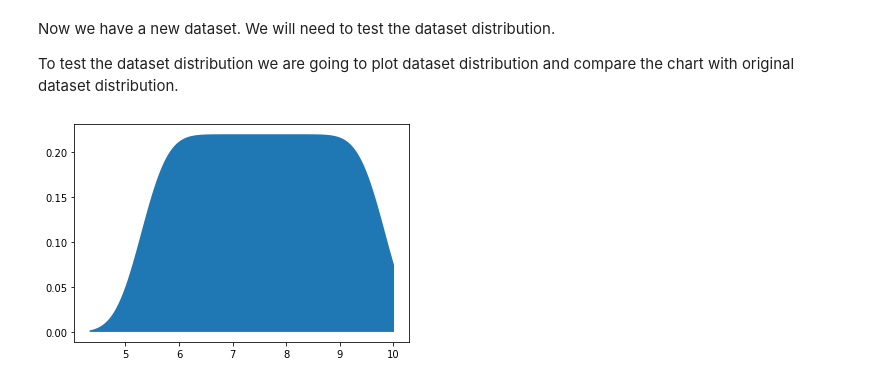
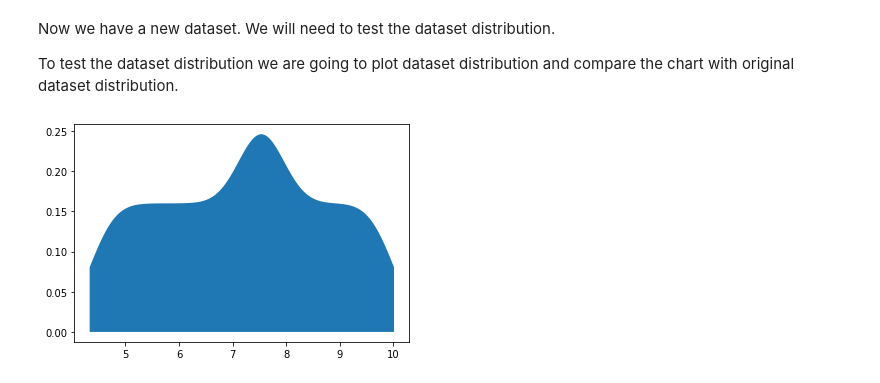
Before and after one commit to Mydherin/synthetic-dataset, a Jupyter notebook: proposal.ipynb, the cells around one changed output. Cells and saved outputs as stored; diff of their text form; code cells hidden in the pictures.

```diff
--- a/proposal.ipynb
+++ b/proposal.ipynb
@@ -114,7 +114,7 @@ min_value = filtered_df.iloc[:,0].min()
 # Get max value of the range
 max_value = filtered_df.iloc[:,0].max()
 # Define granularity
-granularity = 500
+granularity = 1000
 # Generate support
 support = np.linspace(min_value, max_value, granularity)
 # %% [markdown]
@@ -141,20 +141,22 @@ We will reshape the support making a ranking by density (calculating the density
 As a first step we will estimate densities for each instance.
 # %%
 # Calculate densities for each instance
-new_df = kde.estimate_density(new_df, filtered_kdes)
+densities = kde.estimate_density(new_df, filtered_kdes)
 # %% [markdown]
 We will build a density ranking sorting (descendant) new dataset instances by density.
 # %%
 # Build ranking from new df
-ranking = kde.build_ranking(new_df)
+ranking = kde.build_ranking(densities)
 # %% [markdown]
 
 We will prune the ranking using a specify threshold getting the final distribution. The threshold value represents the amount of instances which will take from to top to build the final dataset.
 # %%
 # Define threshold
-threshold = 400
+threshold = 100
 # Prune the ranking
-new_df = kde.prune(ranking, threshold)
+prune_df = kde.prune(ranking, threshold)
+# Add instances from prune_df to original df
+new_df = new_df.append(prune_df, ignore_index=True)
 # %% [markdown]
 Now we have a new dataset. We will need to test the dataset distribution.
 
@@ -162,6 +164,6 @@ To test the dataset distribution we are going to plot dataset distribution and c
 # %%
 # Plot new df
 new_kdes = kde.calculate_kdes(new_df)[0]
-kde.plot_univariate(new_df, new_kdes, filtered_ranges)
+kde.plot_univariate(new_df, new_kdes)
 # %% [output]
-[figure, old version]
+[figure, new version]
```
Also changed, not shown: parts of 1 cell of this notebook.
